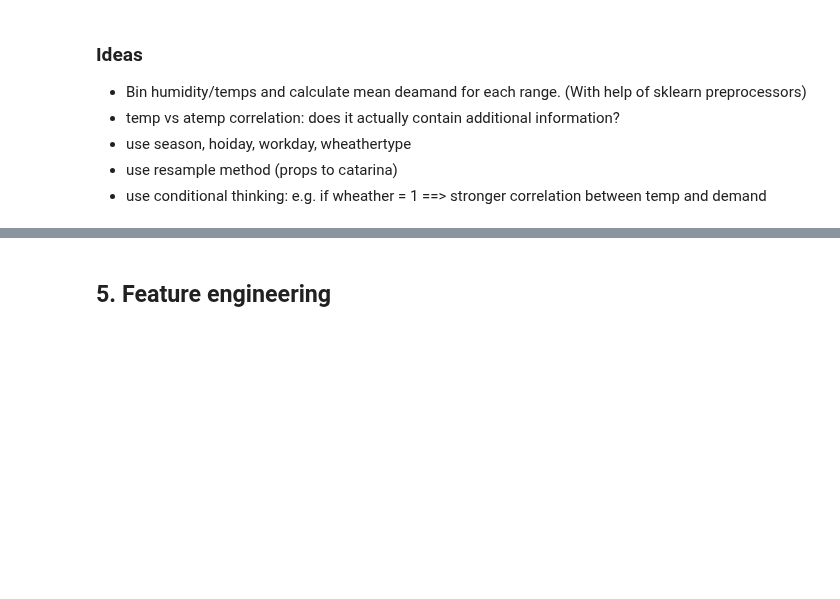
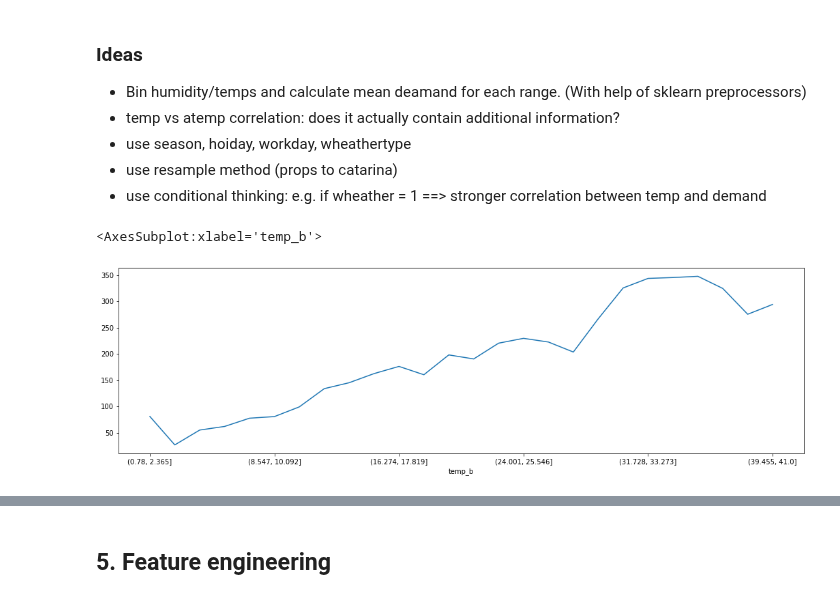
Before and after one commit to raphaelw/data-science-bootcamp, a Jupyter notebook: 03_week/project/bike_sharing_demand.ipynb, the cells around one changed output, grey strips where cells are left out. Drawn from its saved outputs; the diff is of its cells as text; code cells hidden in the pictures; blank space fills up the shorter version.

Commit message:
readme, plots

```diff
--- a/03_week/project/bike_sharing_demand.ipynb
+++ b/03_week/project/bike_sharing_demand.ipynb
@@ -259,3 +261,12 @@ High windspeeds go with decrease in demand.
 * use season, hoiday, workday, wheathertype
 * use resample method (props to catarina)
 * use conditional thinking: e.g. if wheather = 1 ==> stronger correlation between temp and demand
+# %%
+# binning
+df['temp_b'] = pd.cut(x=df['temp'], bins=int((df['temp'].max()-df['temp'].min())/1.5))
+# %%
+subdf=df[['temp_b','count']].groupby('temp_b').mean()
+subdf['count'].plot(figsize=(18,5))
+# %% [output]
+<AxesSubplot:xlabel='temp_b'>
+[figure, added]
```
Also changed, not shown: parts of 3 cells of this notebook, 1 other file.
